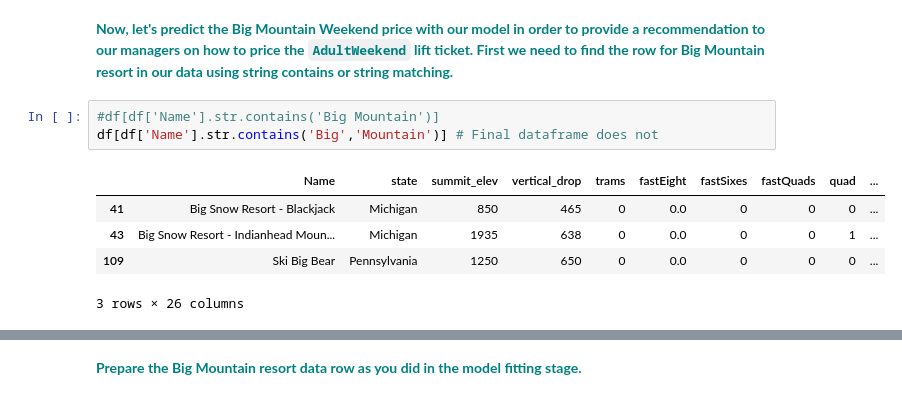
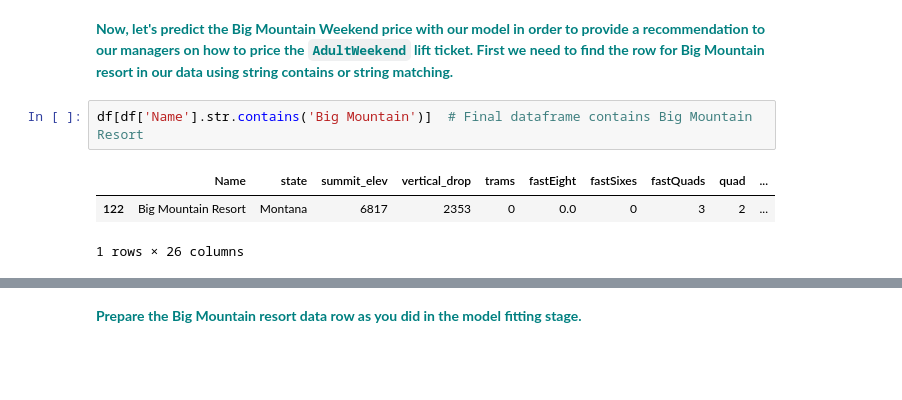
Before and after one commit to sudkpa/SB_DS, a Jupyter notebook: Career_Track/Guided_Capstone/Documentation/Notebook_stepsix.ipynb, the cells around one changed output, grey strips where cells are left out. Saved outputs shown, nothing was run; the diff lists cells and outputs as text; blank space fills up the shorter version.

```diff
--- a/Career_Track/Guided_Capstone/Documentation/Notebook_stepsix.ipynb
+++ b/Career_Track/Guided_Capstone/Documentation/Notebook_stepsix.ipynb
@@ -112,11 +118,8 @@ Mean Absolute Error = 6.194174175299079
 # %% [markdown]
 **<font color='teal'> Now, let's predict the Big Mountain Weekend price with our model in order to provide a recommendation to our managers on how to price the `AdultWeekend` lift ticket. First we need to find the row for Big Mountain resort in our data using string contains or string matching.</font>**
 # %%
-#df[df['Name'].str.contains('Big Mountain')]
-df[df['Name'].str.contains('Big','Mountain')] # Final dataframe does not
+df[df['Name'].str.contains('Big Mountain')]  # Final dataframe contains Big Mountain Resort
 # %% [output]
 |  | Name | state | summit_elev | vertical_drop | trams | fastEight | fastSixes | fastQuads | quad | ... |
-| 41 | Big Snow Resort - Blackjack | Michigan | 850 | 465 | 0 | 0.0 | 0 | 0 | 0 | ... |
-| 43 | Big Snow Resort - Indianhead Moun... | Michigan | 1935 | 638 | 0 | 0.0 | 0 | 0 | 1 | ... |
-| 109 | Ski Big Bear | Pennsylvania | 1250 | 650 | 0 | 0.0 | 0 | 0 | 0 | ... |
+| 122 | Big Mountain Resort | Montana | 6817 | 2353 | 0 | 0.0 | 0 | 3 | 2 | ... |
-3 rows × 26 columns
+1 rows × 26 columns
```
Also changed, not shown: parts of 16 cells of this notebook, 3 other files.
